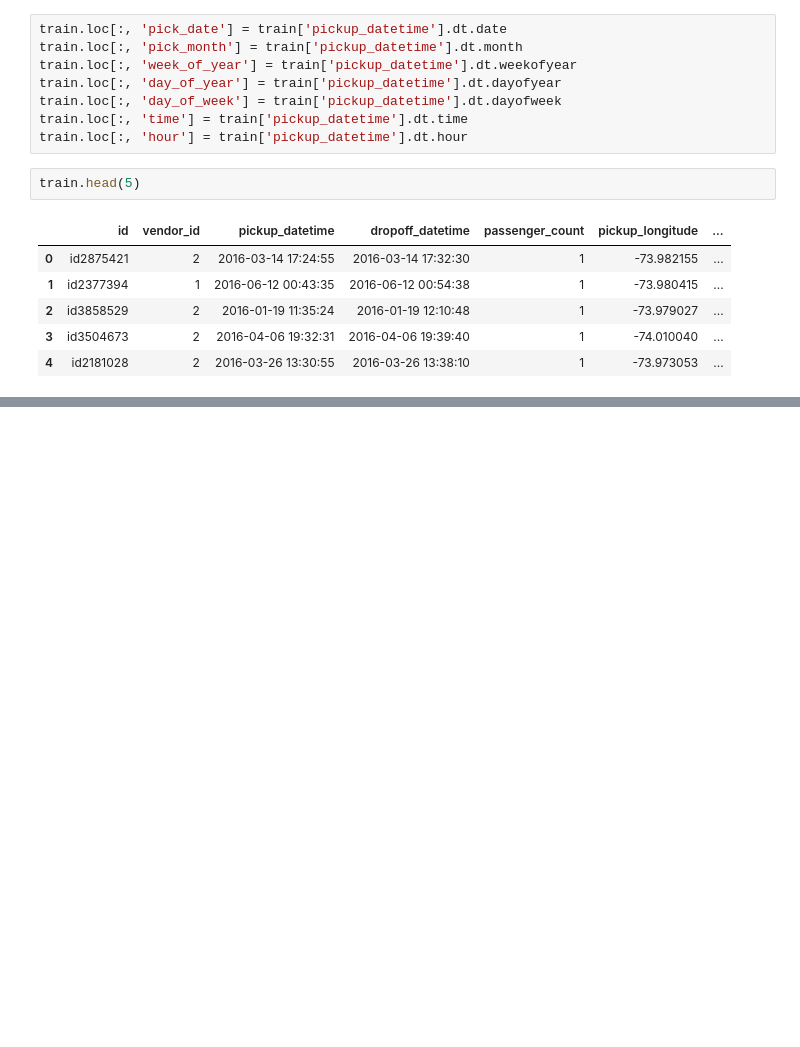
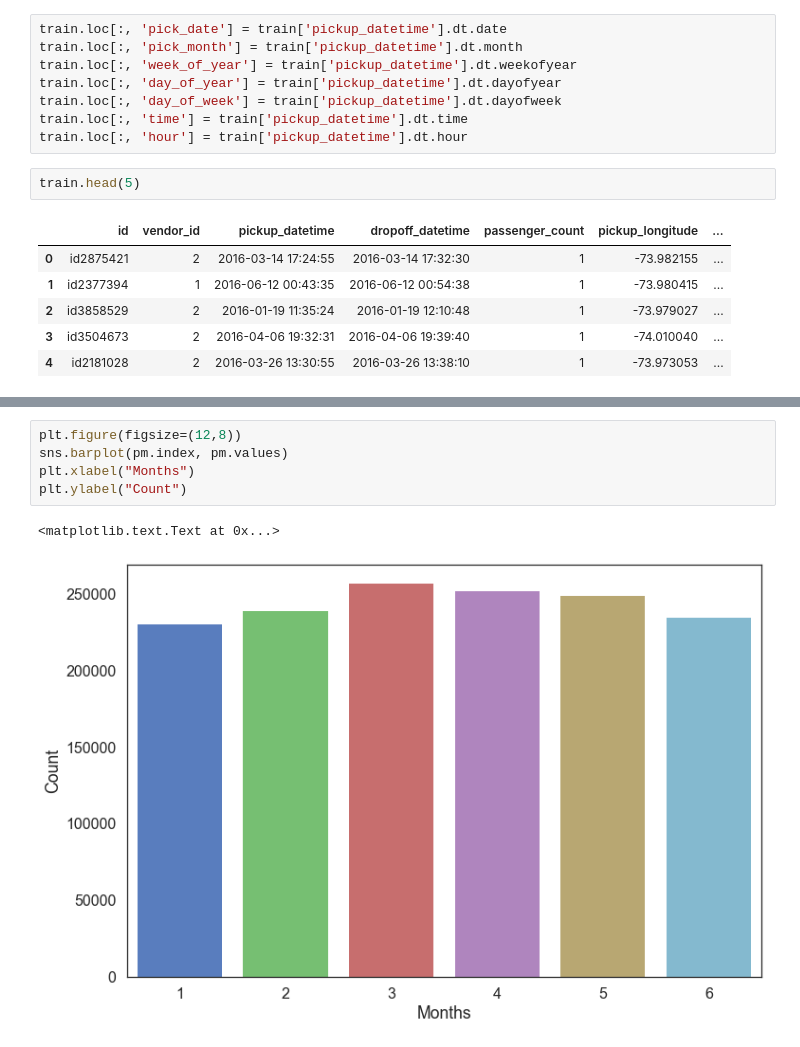
Before and after one commit to pd4052/New-York-City-Taxi-Trip-Duration, a Jupyter notebook: NYC_Taxi_Trip.ipynb, the cells around one changed output, grey strips where cells are left out. Cells and saved outputs as stored; diff of their text form; blank space fills up the shorter version.

```diff
--- a/NYC_Taxi_Trip.ipynb
+++ b/NYC_Taxi_Trip.ipynb
@@ -175,0 +249,8 @@ As we can see that there are O hours of travel which is not at all possible so a
+# %%
+plt.figure(figsize=(12,8))
+sns.barplot(pm.index, pm.values)
+plt.xlabel("Months")
+plt.ylabel("Count")
+# %% [output]
+<matplotlib.text.Text at 0x...>
+[figure, added]
```
Also changed, not shown: parts of 31 cells of this notebook.
